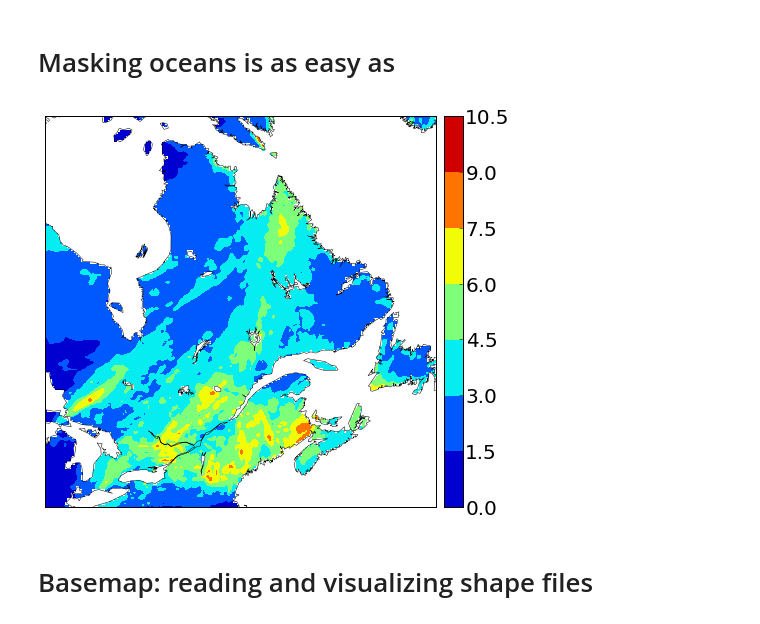
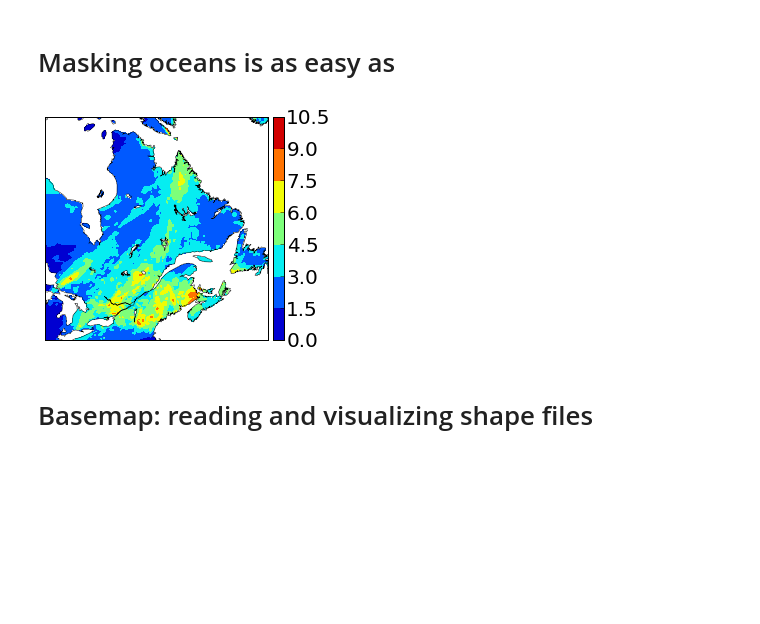
Before and after one commit to guziy/guziy.github.io, a Jupyter notebook: CNRCWP_student_workshop_2013-12-17/Python_CNRCWP_tutorial.ipynb, the cells around one changed output. Cells and saved outputs as stored; diff of their text form; code cells hidden in the pictures; blank space fills up the shorter version.

```diff
--- a/CNRCWP_student_workshop_2013-12-17/Python_CNRCWP_tutorial.ipynb
+++ b/CNRCWP_student_workshop_2013-12-17/Python_CNRCWP_tutorial.ipynb
@@ -857,15 +892,15 @@ Masking oceans is as easy as
 # %%
 from mpl_toolkits.basemap import maskoceans
 lon1 = lon.copy()
 lon1[lon1 > 180] = lon1[lon1 > 180] - 360
 data_no_ocean = maskoceans(lon1, lat, data * coef)
 fig, ax = plt.subplots(1,1)
-fig.set_size_inches(10, 7)
+fig.set_size_inches(10, 4)
 im = b.contourf(x, y, data_no_ocean, ax = ax)
 b.colorbar(im, ax = ax)
 b.drawcoastlines(linewidth=0.5, ax = ax);
 # %% [output]
-[figure, old version]
+[figure, new version]
 # %%
 font_size = plt.rcParamsDefault['xtick.labelsize']
 params = {
```
Also changed, not shown: parts of 19 cells of this notebook, 2 other files.
